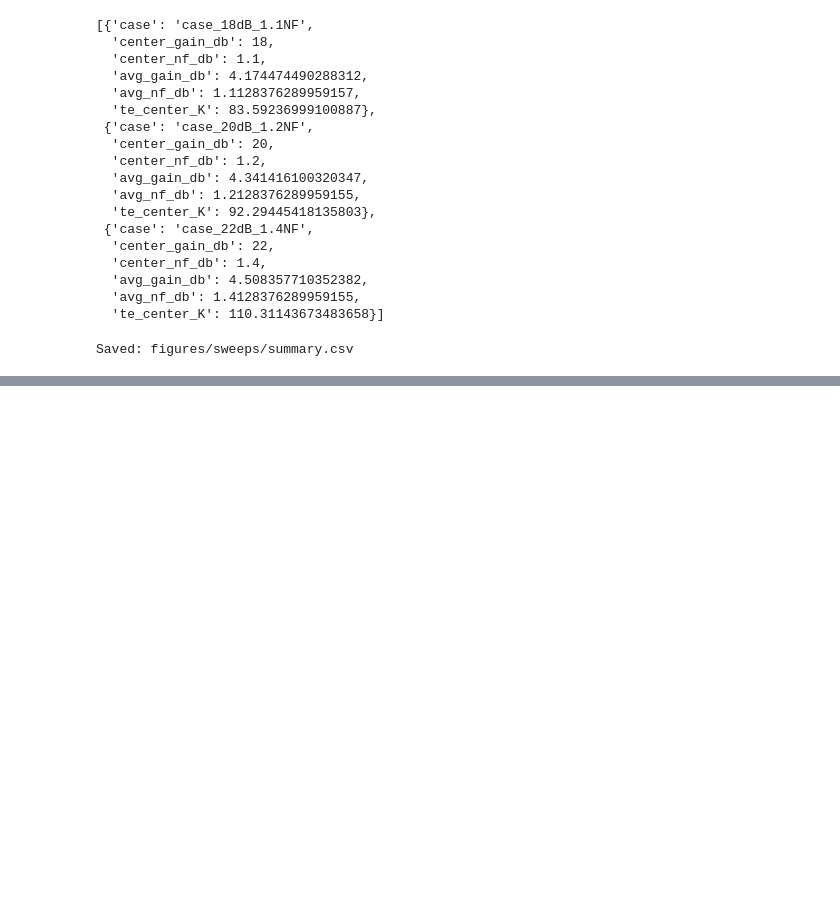
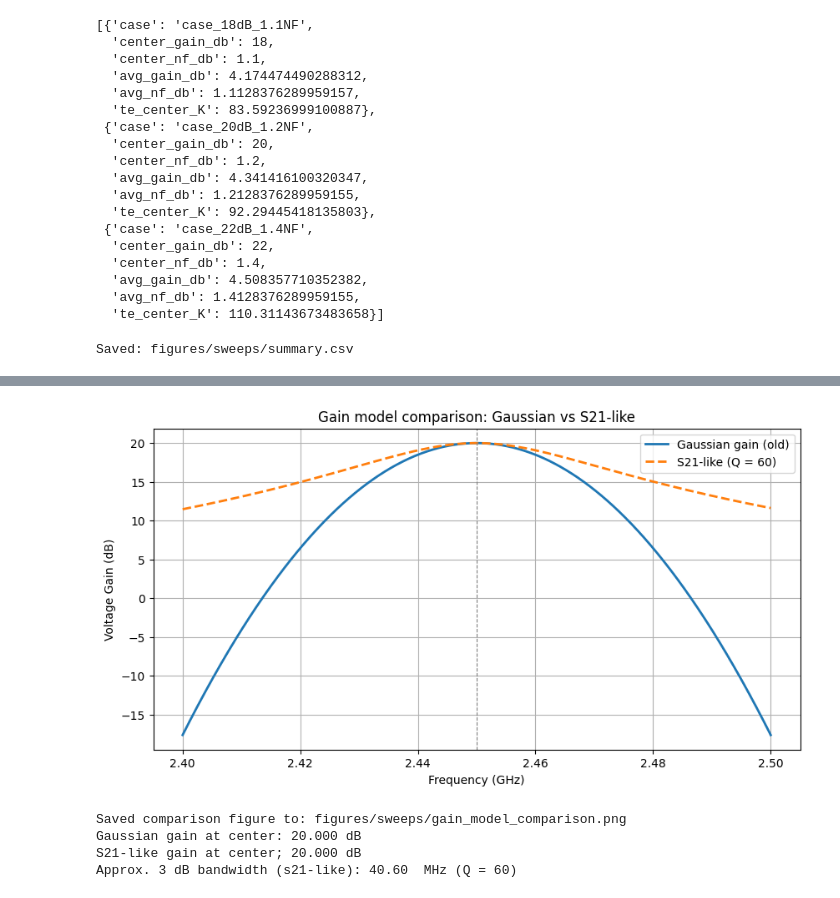
Before and after one commit to Mithun-68/lna-noise-figure-automation, a Jupyter notebook: lna_nf_sim.ipynb, the cells around one changed output, grey strips where cells are left out. Saved outputs shown, nothing was run; the diff lists cells and outputs as text; code cells hidden in the pictures; blank space fills up the shorter version.

Commit message:
added S21-like 2nd-order bandpass gain model and comparison plot

```diff
--- a/lna_nf_sim.ipynb
+++ b/lna_nf_sim.ipynb
@@ -407,0 +412,56 @@ Saved: figures/sweeps/summary.csv
+# %%
+# Parameters for the S21-like model
+f0 = fc       # resonant centre (Hz)
+Q = 60                  # quality factor (adjustable: higher is narrower)
+peak_gain_db_s21 = 20   # peak voltage gain in dB for S21 model
+
+# Angular frequencies
+w = 2 * np.pi * freq
+w0 = 2 * np.pi * f0
+
+# 2nd-order bandpass magnitude (voltage form)
+H_mag = (w / w0) / np.sqrt((1 - (w / w0)**2)**2 + (w / (Q * w0))**2)
+
+# Normalize and scale to desired peak gain (voltage)
+H_mag /= np.max(H_mag)    # normalizing so that peak = 1
+H_mag_v = H_mag * (10 **(peak_gain_db_s21 / 20))  # scaling to peak voltage linear
+gain_db_s21 = 20 * np.log10(H_mag_v)
+gain_db_s21 = np.clip(gain_db_s21, -80, 100)  # clamping for plotting safety
+
+# Creating comaparison figure (gaussian vs S21)
+fig, ax = plt.subplots(figsize=(10, 5))
+ax.plot(freq / 1e9, gain_db, label='Gaussian gain (old)', linewidth=2)
+ax.plot(freq / 1e9, gain_db_s21, label=f'S21-like (Q = {Q})', linewidth=2, linestyle = '--')
+ax.set_xlabel('Frequency (GHz)')
+ax.set_ylabel('Voltage Gain (dB)')
+ax.set_title('Gain model comparison: Gaussian vs S21-like')
+ax.grid(True)
+ax.axvline(fc / 1e9, color='gray', linestyle='--', linewidth=0.8)
+ax.legend(loc='upper right')
+
+# Save figure
+os.makedirs("figures/sweeps", exist_ok=True)
+comp_path = 'figures/sweeps/gain_model_comparison.png'
+fig.savefig(comp_path, dpi=200, bbox_inches='tight')
+plt.show()
+print(f'Saved comparison figure to: {comp_path}')
+
+# Quick numeric checks printed
+center_gauss = float(np.interp(fc, freq, gain_db))
+center_s21 = float(np.interp(fc, freq, gain_db_s21))
+bw_3db_idx = np.where(gain_db_s21 >= (center_s21 - 3))[0]
+
+if bw_3db_idx.size:
+    bw_3db_hz = freq[bw_3db_idx[-1]] - freq[bw_3db_idx[0]]
+else:
+    bw_3db_hz = np.nan
+
+print(f'Gaussian gain at center: {center_gauss:.3f} dB')
+print(f'S21-like gain at center; {center_s21:.3f} dB')
+print(f'Approx. 3 dB bandwidth (s21-like): {bw_3db_hz / 1e6:.2f}  MHz (Q = {Q})')
+# %% [output]
+[figure, added]
+Saved comparison figure to: figures/sweeps/gain_model_comparison.png
+Gaussian gain at center: 20.000 dB
+S21-like gain at center; 20.000 dB
+Approx. 3 dB bandwidth (s21-like): 40.60  MHz (Q = 60)
```
Also changed, not shown: parts of 1 cell of this notebook, 1 other file.
